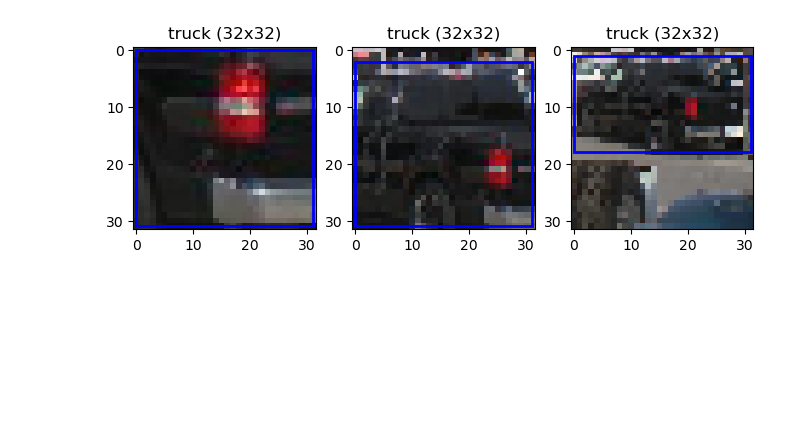
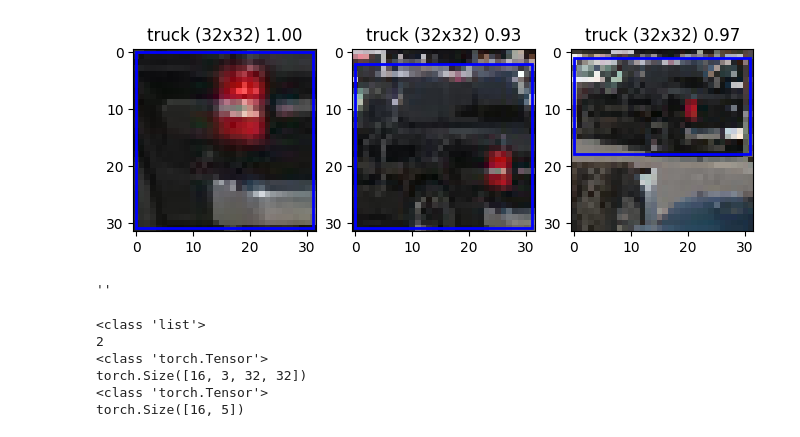
Before and after one commit to Minecraftian14/dl-vehicles, a Jupyter notebook: experiments/dataset_exploration.ipynb, the cells around one changed output. Cells and saved outputs as stored; diff of their text form; code cells hidden in the pictures; blank space fills up the shorter version.

```diff
--- a/experiments/dataset_exploration.ipynb
+++ b/experiments/dataset_exploration.ipynb
@@ -113,11 +112,11 @@ def plot_rectangle(ax: plt.Axes, rect: tuple[float, float, float, float]):
     ax.add_patch(rect)
 
 
-def plot_sample(descriptor, image, ax: plt.Axes = None):
+def plot_sample(descriptor, image, ax: plt.Axes = None, addon=''):
     if ax is None: _, ax = plt.subplots(1, 1, figsize=(4, 4))
     ax.imshow(image)
     plot_rectangle(ax, descriptor['box'])
-    plot_this(ax, descriptor['label'] + f' ({image.shape[1]}x{image.shape[0]})')
+    plot_this(ax, descriptor['label'] + f' ({image.shape[1]}x{image.shape[0]}) {addon}')
 # %%
 d, i = load_image(log=True)
 plot_sample(d, i)
@@ -265,9 +332,13 @@ s.shape
 # %%
 _, axs = plt.subplots(1, 3, figsize=(8, 4))
-plot_sample(ld[102], s[102].transpose(1, 2, 0).astype(np.uint8), ax=axs[0])
-plot_sample(ld[197], s[197].transpose(1, 2, 0).astype(np.uint8), ax=axs[1])
-plot_sample(ld[218], s[218].transpose(1, 2, 0).astype(np.uint8), ax=axs[2])
+plot_sample(ld[102], s[102].transpose(1, 2, 0).astype(np.uint8), ax=axs[0], addon=f'{l[102][1]:.2f}')
+plot_sample(ld[197], s[197].transpose(1, 2, 0).astype(np.uint8), ax=axs[1], addon=f'{l[197][1]:.2f}')
+plot_sample(ld[218], s[218].transpose(1, 2, 0).astype(np.uint8), ax=axs[2], addon=f'{l[218][1]:.2f}')
 plt.show()
 # %% [output]
-[figure, old version]
+[figure, new version]
+# %%
+""
+# %% [output]
+''
 # %%
@@ -325,3 +417,21 @@ loadder = DataLoader(pipe_dataset)
+# %%
+c = 0
+for x in loadder:
+    print(type(x))
+    print(len(x))
+    print(type(x[0]))
+    print(x[0].shape)
+    print(type(x[1]))
+    print(x[1].shape)
+    if c == 0: break
+    c = c + 1
+# %% [output]
+<class 'list'>
+2
+<class 'torch.Tensor'>
+torch.Size([16, 3, 32, 32])
+<class 'torch.Tensor'>
+torch.Size([16, 5])
 # %%
 c = 0
 for x in pipe_dataset.loader:
```
Also changed, not shown: parts of 14 cells of this notebook, 21 other files.
